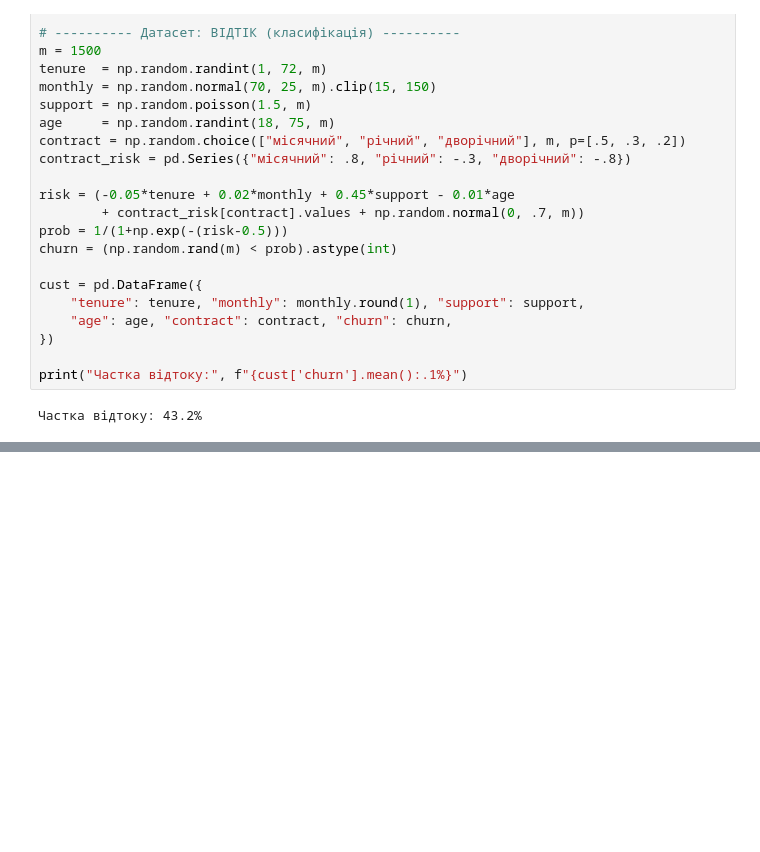
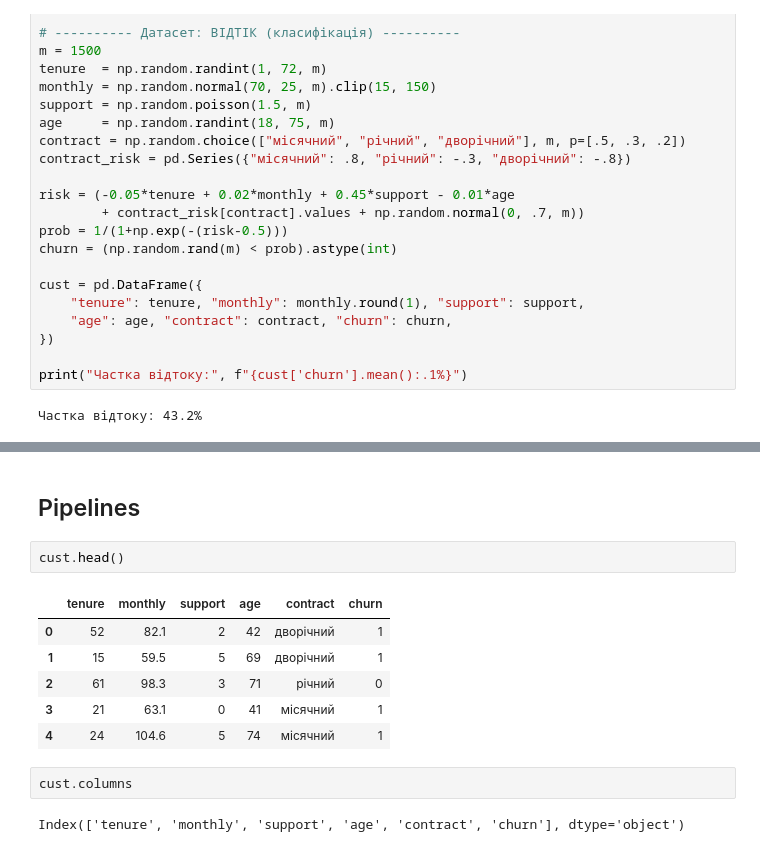
Before and after one commit to NatalieAleksandrova2026/DTA_2026, a Jupyter notebook: ML/ML2_DTA.ipynb, the cells around one changed output, grey strips where cells are left out. Drawn from its saved outputs; the diff is of its cells as text; blank space fills up the shorter version.

Commit message:
Pipelines (Logistic Regression)

```diff
--- a/ML/ML2_DTA.ipynb
+++ b/ML/ML2_DTA.ipynb
@@ -34,0 +116,15 @@ print("Частка відтоку:", f"{cust['churn'].mean():.1%}")
+# %% [markdown]
+## Pipelines
+# %%
+cust.head()
+# %% [output]
+|  | tenure | monthly | support | age | contract | churn |
+| 0 | 52 | 82.1 | 2 | 42 | дворічний | 1 |
+| 1 | 15 | 59.5 | 5 | 69 | дворічний | 1 |
+| 2 | 61 | 98.3 | 3 | 71 | річний | 0 |
+| 3 | 21 | 63.1 | 0 | 41 | місячний | 1 |
+| 4 | 24 | 104.6 | 5 | 74 | місячний | 1 |
+# %%
+cust.columns
+# %% [output]
+Index(['tenure', 'monthly', 'support', 'age', 'contract', 'churn'], dtype='object')
```
Also changed, not shown: parts of 12 cells of this notebook.
